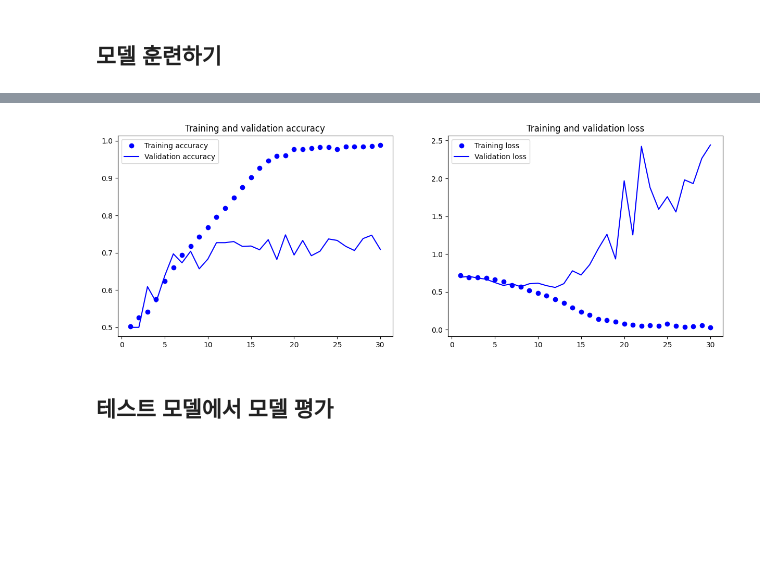
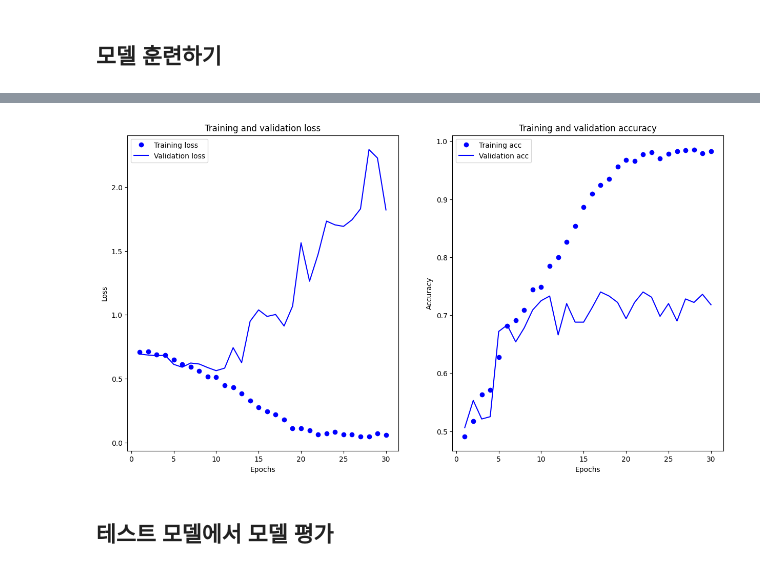
Before and after one commit to Gil-Yeon/TIL, a Jupyter notebook: DeepLearning/08_CNN.ipynb, the cells around one changed output, grey strips where cells are left out. Saved outputs shown, nothing was run; the diff lists cells and outputs as text; code cells hidden in the pictures; blank space fills up the shorter version.

```diff
--- a/DeepLearning/08_CNN.ipynb
+++ b/DeepLearning/08_CNN.ipynb
@@ -198,7 +199,9 @@ Trainable params: 991,041
 Non-trainable params: 0
 _________________________________________________________________
 # %%
-model.compile(loss='binary_crossentropy', optimizer='rmsprop', metrics=['accuracy'])
+model.compile(loss='binary_crossentropy',
+              optimizer='rmsprop',
+              metrics=['accuracy'])
 # %% [markdown]
 ## 데이터 전처리
 - p301
@@ -319,25 +322,35 @@ Epoch 30/30
 # %%
 import matplotlib.pyplot as plt
-def check_train_val_plot(history):
-  accuracy = history.history["accuracy"]
-  val_accuracy = history.history["val_accuracy"]
-  loss = history.history["loss"]
-  val_loss = history.history["val_loss"]
-  epochs = range(1, len(accuracy) + 1)
-  fig, ax = plt.subplots(ncols=2, figsize=(15, 5))
-  ax[0].plot(epochs, accuracy, "bo", label="Training accuracy")
-  ax[0].plot(epochs, val_accuracy, "b", label="Validation accuracy")
-  ax[0].set_title("Training and validation accuracy")
+
+def vis(history):
+  history_dict = history.history
+  loss_values = history_dict["loss"]
+  val_loss_values = history_dict["val_loss"]
+  acc = history_dict["accuracy"]
+  val_acc = history_dict["val_accuracy"]
+  epochs = range(1, len(loss_values) + 1)
+
+  figure, ax = plt.subplots(nrows = 1, ncols = 2, figsize = (15, 8))
+
+  ax[0].plot(epochs, loss_values, "bo", label="Training loss")
+  ax[0].plot(epochs, val_loss_values, "b", label="Validation loss")
+  ax[0].set_title("Training and validation loss")
+  ax[0].set_xlabel("Epochs")
+  ax[0].set_ylabel("Loss")
   ax[0].legend()
-  ax[1].plot(epochs, loss, "bo", label="Training loss")
-  ax[1].plot(epochs, val_loss, "b", label="Validation loss")
-  ax[1].set_title("Training and validation loss")
+
+  ax[1].plot(epochs, acc, "bo", label="Training acc")
+  ax[1].plot(epochs, val_acc, "b", label="Validation acc")
+  ax[1].set_title("Training and validation accuracy")
+  ax[1].set_xlabel("Epochs")
+  ax[1].set_ylabel("Accuracy")
   ax[1].legend()
+
   plt.show()
 # %%
-check_train_val_plot(history)
+vis(history)
 # %% [output]
-[figure, old version]
+[figure, new version]
 # %% [markdown]
 ## 테스트 모델에서 모델 평가
 # %%
```
Also changed, not shown: parts of 16 cells of this notebook, 1 other file.
